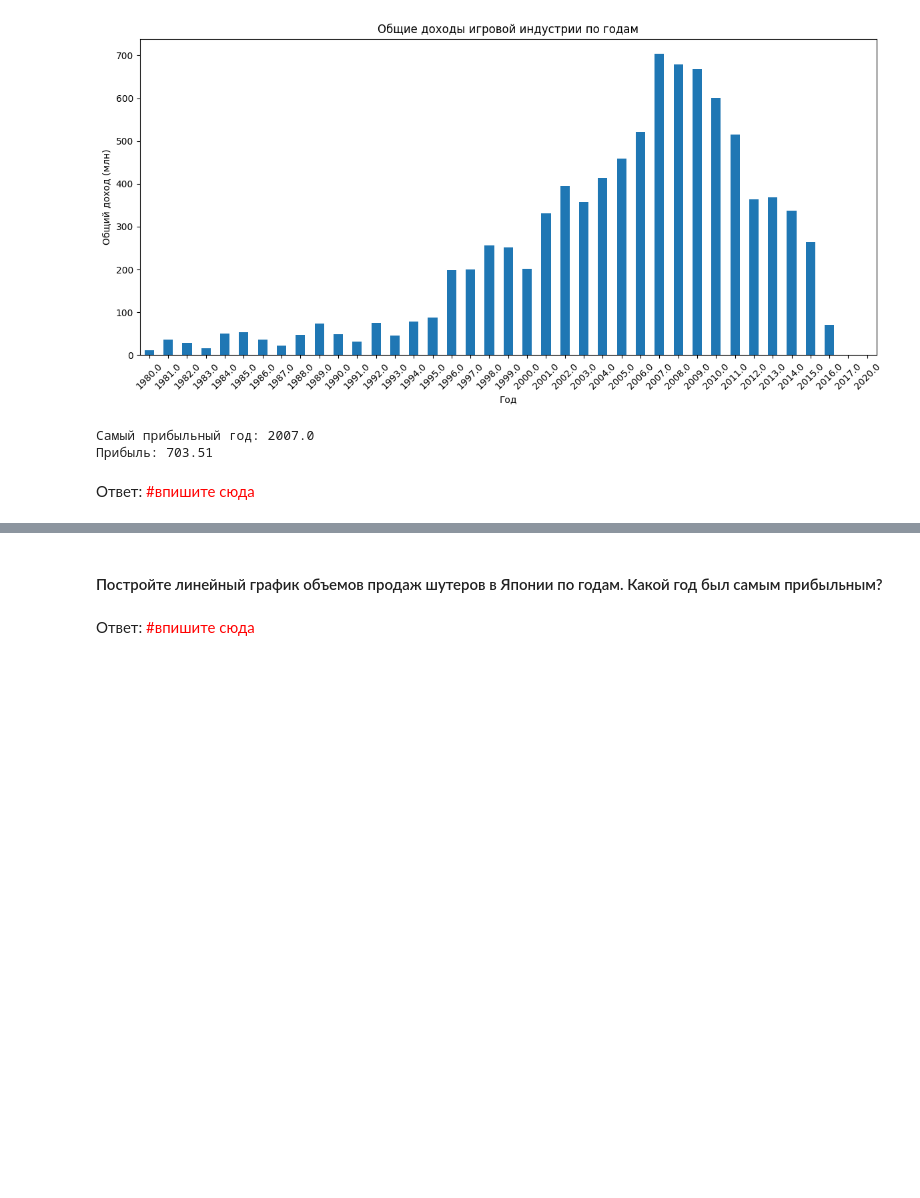
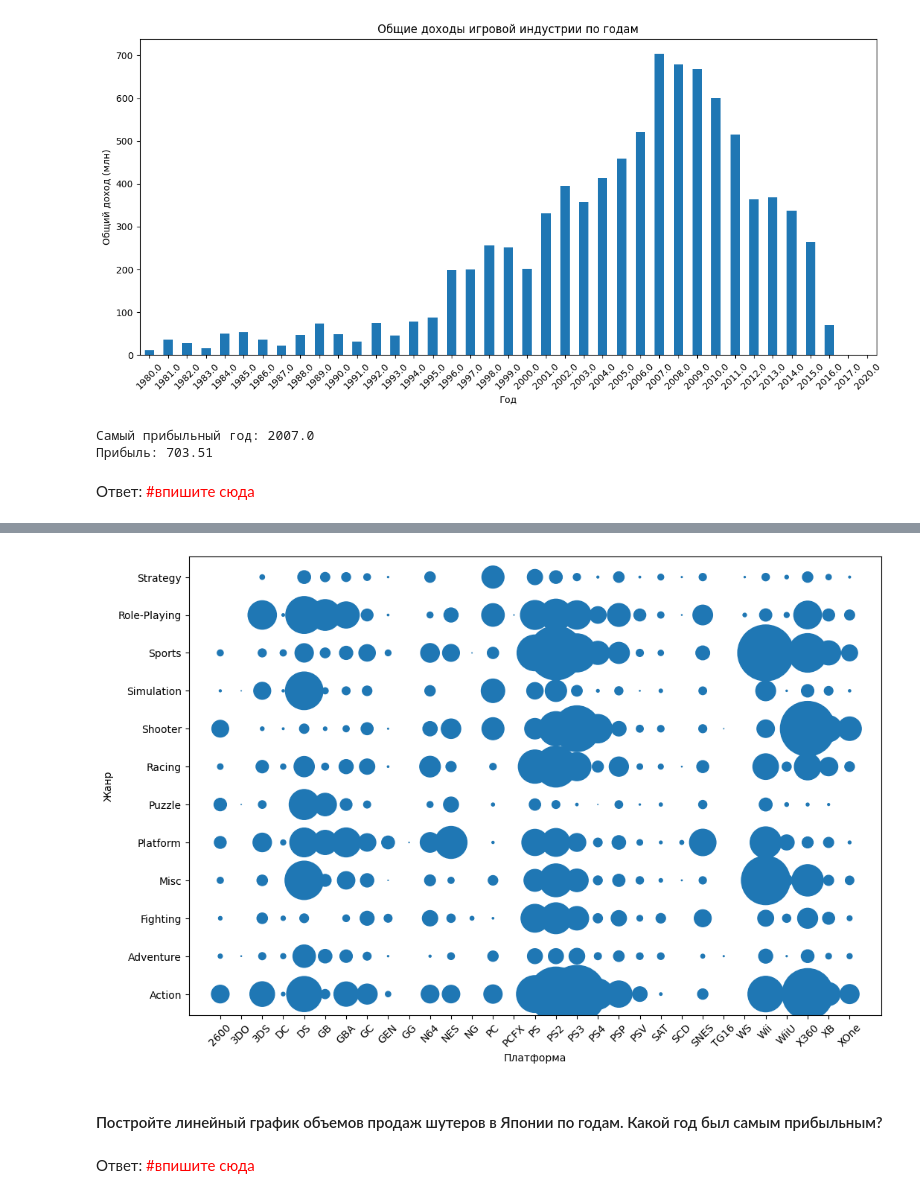
Before and after one commit to DortanMors/DataScienceLabs, a Jupyter notebook: lab_2.1_6407_ФоминВС.ipynb, the cells around one changed output, grey strips where cells are left out. Drawn from its saved outputs; the diff is of its cells as text; code cells hidden in the pictures; blank space fills up the shorter version.

Commit message:
lab3 group sales scatter

```diff
--- a/lab_2.1_6407_ФоминВС.ipynb
+++ b/lab_2.1_6407_ФоминВС.ipynb
@@ -258,3 +256,15 @@ print("Прибыль:", max_sum_by_year)
+# %%
+# Группировка по платформам и жанрам и суммирование продаж
+group_sales = df.groupby(['Platform', 'Genre'])['Global_Sales'].sum().reset_index()
+
+plt.figure(figsize=(12, 8))
+plt.scatter(group_sales['Platform'], group_sales['Genre'], s=group_sales['Global_Sales'] * 10)
+plt.xlabel('Платформа')
+plt.xticks(rotation=45)
+plt.ylabel('Жанр')
+plt.show()
+# %% [output]
+[figure, added]
 # %% [markdown]
 #### Постройте линейный график объемов продаж шутеров в Японии по годам. Какой год был самым прибыльным?
 # %%
```
Also changed, not shown: parts of 1 cell of this notebook.
